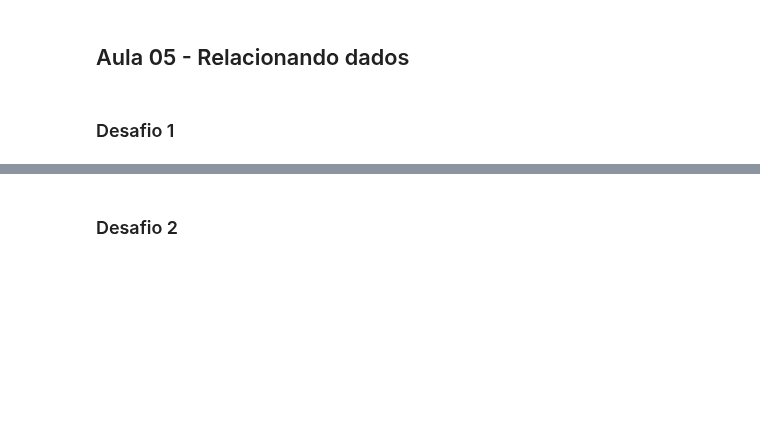
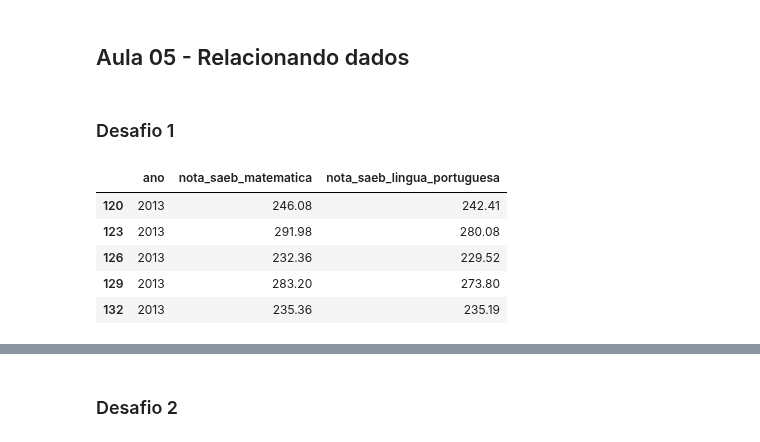
Before and after one commit to juliogazoli/alura-data-visualization-python-graficos-de-composicao-e-relacionamento, a Jupyter notebook: Desafios.ipynb, the cells around one changed output, grey strips where cells are left out. Drawn from its saved outputs; the diff is of its cells as text; code cells hidden in the pictures; blank space fills up the shorter version.

Commit message:
Desafio: gráfico de relacionamento

```diff
--- a/Desafios.ipynb
+++ b/Desafios.ipynb
@@ -720,0 +727,24 @@ plt.show()
+# %%
+# Importando as bibliotecas
+import pandas as pd
+import seaborn as sns
+import matplotlib.pyplot as plt
+
+# Importando o conjunto de dados com os dados do IDEB nacional de provas realizadas de 2005 a 2021
+ideb = pd.read_csv(
+    'https://raw.githubusercontent.com/afonsosr2/dataviz-graficos-composicao-relacionamento/master/dados/ideb_reg_2005_2021.csv')
+
+# Selecionando os dados desejados
+anos = [2013, 2015, 2017, 2019, 2021]
+ideb_efaf = ideb.query('ano == @anos and anos_escolares == "EFAF"')[
+    ['ano', 'nota_saeb_matematica', 'nota_saeb_lingua_portuguesa']
+]
+ideb_efaf = ideb_efaf.sort_values('ano')
+ideb_efaf.head()
+# %% [output]
+|  | ano | nota_saeb_matematica | nota_saeb_lingua_portuguesa |
+| 120 | 2013 | 246.08 | 242.41 |
+| 123 | 2013 | 291.98 | 280.08 |
+| 126 | 2013 | 232.36 | 229.52 |
+| 129 | 2013 | 283.20 | 273.80 |
+| 132 | 2013 | 235.36 | 235.19 |
```
Also changed, not shown: parts of 3 cells of this notebook.
